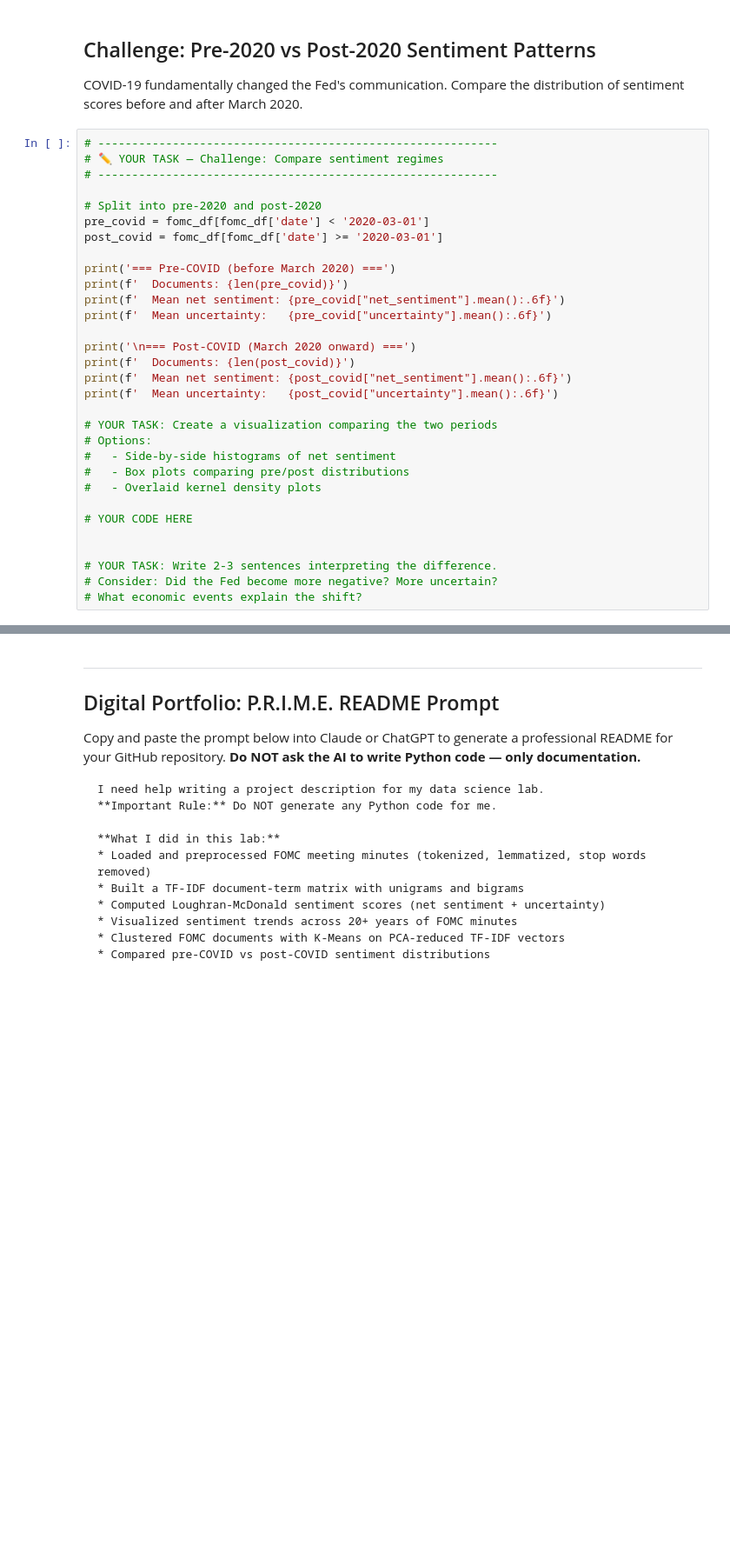
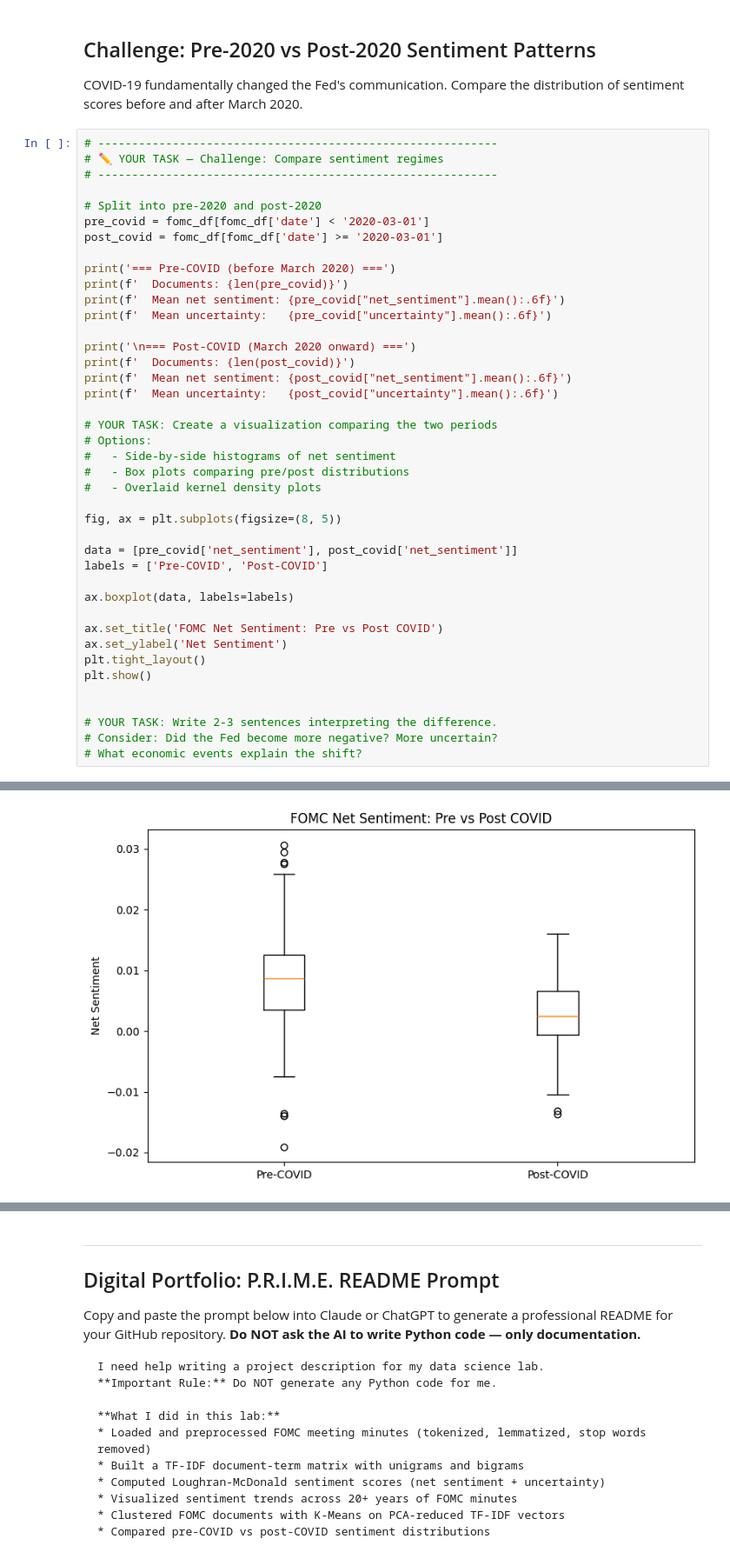
Before and after one commit to epleywin/ECON3916-Statistical-Machine-Learning, a Jupyter notebook: Lab 23/lab-ch23-guided.ipynb, the cells around one changed output, grey strips where cells are left out. Shown at 87% size. Drawn from its saved outputs; the diff is of its cells as text; blank space fills up the shorter version.

```diff
--- a/Lab 23/lab-ch23-guided.ipynb
+++ b/Lab 23/lab-ch23-guided.ipynb
@@ -450,9 +530,20 @@ print(f'  Mean uncertainty:   {post_covid["uncertainty"].mean():.6f}')
 #   - Box plots comparing pre/post distributions
 #   - Overlaid kernel density plots
 
-# YOUR CODE HERE
+fig, ax = plt.subplots(figsize=(8, 5))
+
+data = [pre_covid['net_sentiment'], post_covid['net_sentiment']]
+labels = ['Pre-COVID', 'Post-COVID']
+
+ax.boxplot(data, labels=labels)
+
+ax.set_title('FOMC Net Sentiment: Pre vs Post COVID')
+ax.set_ylabel('Net Sentiment')
+plt.tight_layout()
+plt.show()
 
 
 # YOUR TASK: Write 2-3 sentences interpreting the difference.
 # Consider: Did the Fed become more negative? More uncertain?
 # What economic events explain the shift?
+# %% [output]
@@ -458,0 +559 @@ print(f'  Mean uncertainty:   {post_covid["uncertainty"].mean():.6f}')
+[figure, added]
```
Also changed, not shown: parts of 10 cells of this notebook, 3 other files.
